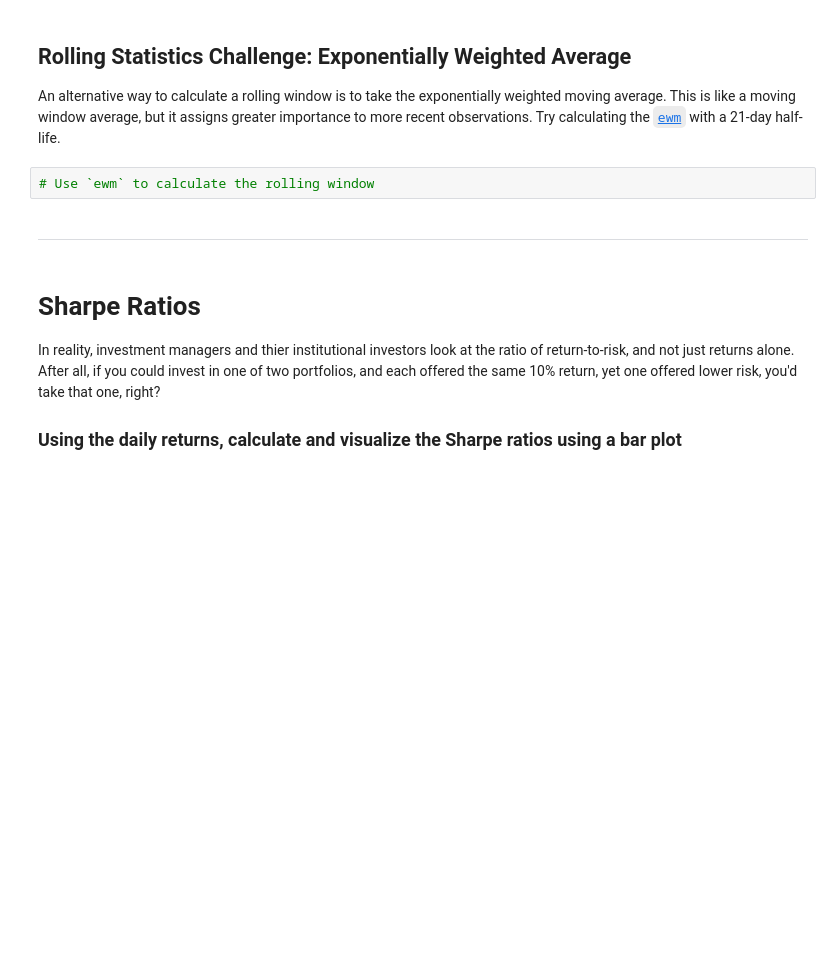
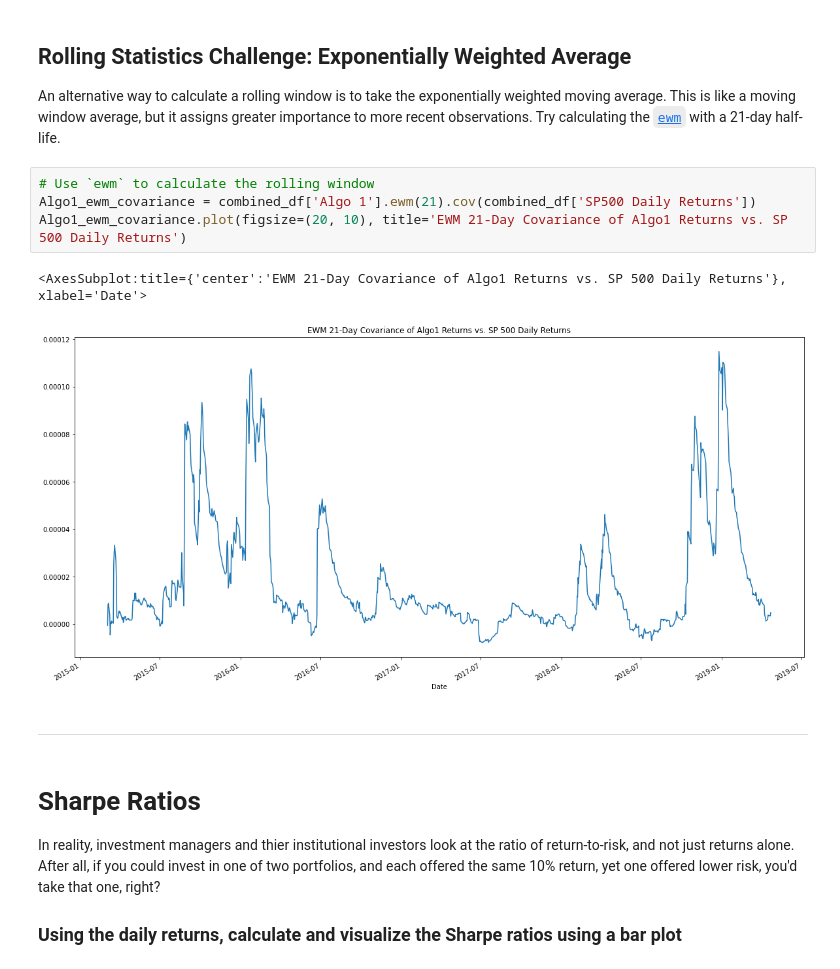
Before and after one commit to mikerae1/Financial_Portfolio_Performance, a Jupyter notebook: homework/Starter_Code/whale_analysis.ipynb, the cells around one changed output. Drawn from its saved outputs; the diff is of its cells as text; blank space fills up the shorter version.

```diff
--- a/whale_analysis.ipynb
+++ b/homework/Starter_Code/whale_analysis.ipynb
@@ -442,8 +460,13 @@ sns.heatmap(correlation, vmin=-1, vmax=1)
 ## Rolling Statistics Challenge: Exponentially Weighted Average
 
 An alternative way to calculate a rolling window is to take the exponentially weighted moving average. This is like a moving window average, but it assigns greater importance to more recent observations. Try calculating the [`ewm`](https://pandas.pydata.org/pandas-docs/stable/reference/api/pandas.DataFrame.ewm.html) with a 21-day half-life.
-# %%
-# Use `ewm` to calculate the rolling window
+# %%
+# Use `ewm` to calculate the rolling window
+Algo1_ewm_covariance = combined_df['Algo 1'].ewm(21).cov(combined_df['SP500 Daily Returns'])
+Algo1_ewm_covariance.plot(figsize=(20, 10), title='EWM 21-Day Covariance of Algo1 Returns vs. SP 500 Daily Returns')
+# %% [output]
+<AxesSubplot:title={'center':'EWM 21-Day Covariance of Algo1 Returns vs. SP 500 Daily Returns'}, xlabel='Date'>
+[figure, added]
 # %% [markdown]
 ---
 # %% [markdown]
```
Also changed, not shown: parts of 9 cells of this notebook, 12 other files.
